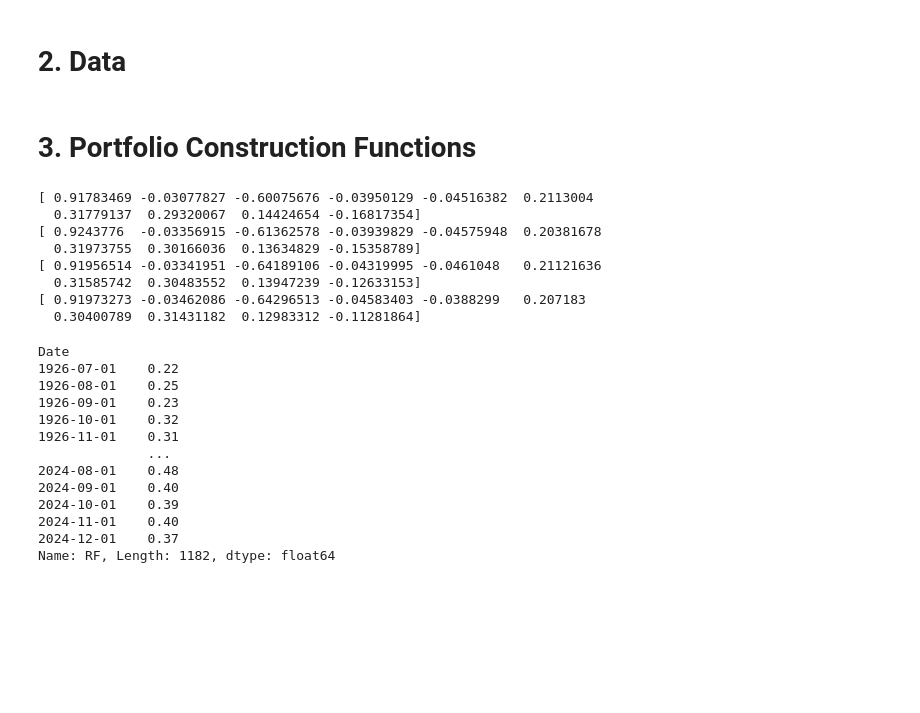
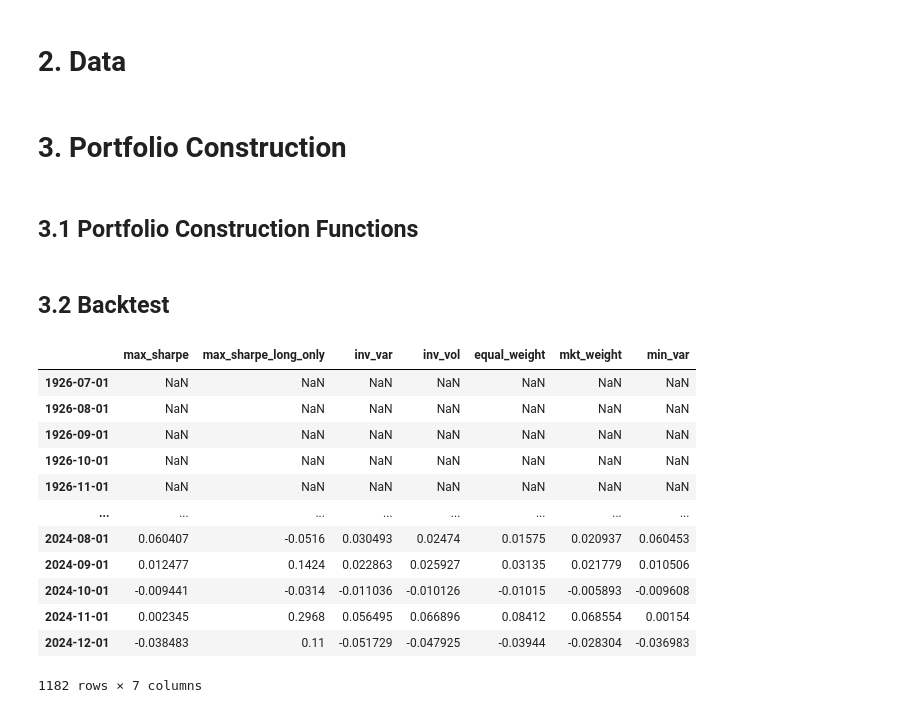
Before and after one commit to alessbressan/FINA60602A, a Jupyter notebook: project_2/Part_A.ipynb, the cells around one changed output. Drawn from its saved outputs; the diff is of its cells as text; code cells hidden in the pictures; blank space fills up the shorter version.

```diff
--- a/project_2/Part_A.ipynb
+++ b/project_2/Part_A.ipynb
@@ -38,5 +36,7 @@ avg_size = df_list[2]
 # %% [markdown]
-# 3. Portfolio Construction Functions
+# 3. Portfolio Construction
+# %% [markdown]
+## 3.1 Portfolio Construction Functions
 # %%
 def neg_sharpe_ratio(w: np.array, sigma: np.array, mean: np.array, rf: float):
     """
@@ -139,49 +159,47 @@ def min_var(df):
     w = inv_sigma @ ones / (ones.T @ inv_sigma @ ones)
 
     return w
+# %% [markdown]
+## 3.2 Backtest
 # %%
+# 5 year lookback period
+# this includes the current month + 59 previous months, hence making a 60 month (5 year) lookback relative to the current month of returns
 lookback = 59
 
 backtest = pd.DataFrame(index = df.index, columns = ["max_sharpe", "max_sharpe_long_only", "inv_var", "inv_vol", "equal_weight", "mkt_weight", "min_var"])
 
 for i in tqdm(range(59, df.shape[0]-1)):
 
+    # construct portfolio based off of 5 years of data
     start = df.index[i - lookback]
     end = df.index[i]
+
+    # current date (is 1 month ahead to avoid look-ahead bias)
     current = df.index[i+1]
 
     backtest.loc[current, "max_sharpe"] = df.loc[current, :] @ max_sharpe(df.loc[start:end,:], rf = rf.loc[end], long_only = False)
     backtest.loc[current, "max_sharpe_long_only"] = df.loc[current, :] @ max_sharpe(df.loc[start:end,:], rf = rf.loc[end], long_only = True)
     backtest.loc[current, "inv_vol"] = df.loc[current, :] @ inv_vol(df.loc[start:end,:])
     backtest.loc[current, "inv_var"] = df.loc[current, :] @ inv_var(df.loc[start:end,:])
     backtest.loc[current, "equal_weight"] = df.loc[current, :] @ equal_weight(df.loc[start:end,:])
     backtest.loc[current, "mkt_weight"] = df.loc[current, :] @ mkt_weight(avg_size.loc[end,:], nb_industries.loc[end,:])
     backtest.loc[current, "min_var"] = df.loc[current, :] @ min_var(df.loc[start:end,:])
+
+backtest
 # %% [output]
+|  | max_sharpe | max_sharpe_long_only | inv_var | inv_vol | equal_weight | mkt_weight | min_var |
+| 1926-07-01 | NaN | NaN | NaN | NaN | NaN | NaN | NaN |
+| 1926-08-01 | NaN | NaN | NaN | NaN | NaN | NaN | NaN |
+| 1926-09-01 | NaN | NaN | NaN | NaN | NaN | NaN | NaN |
+| 1926-10-01 | NaN | NaN | NaN | NaN | NaN | NaN | NaN |
+| 1926-11-01 | NaN | NaN | NaN | NaN | NaN | NaN | NaN |
+| ... | ... | ... | ... | ... | ... | ... | ... |
+| 2024-08-01 | 0.060407 | -0.0516 | 0.030493 | 0.02474 | 0.01575 | 0.020937 | 0.060453 |
+| 2024-09-01 | 0.012477 | 0.1424 | 0.022863 | 0.025927 | 0.03135 | 0.021779 | 0.010506 |
+| 2024-10-01 | -0.009441 | -0.0314 | -0.011036 | -0.010126 | -0.01015 | -0.005893 | -0.009608 |
+| 2024-11-01 | 0.002345 | 0.2968 | 0.056495 | 0.066896 | 0.08412 | 0.068554 | 0.00154 |
+| 2024-12-01 | -0.038483 | 0.11 | -0.051729 | -0.047925 | -0.03944 | -0.028304 | -0.036983 |
-[ 0.91783469 -0.03077827 -0.60075676 -0.03950129 -0.04516382  0.2113004
-  0.31779137  0.29320067  0.14424654 -0.16817354]
-[ 0.9243776  -0.03356915 -0.61362578 -0.03939829 -0.04575948  0.20381678
-  0.31973755  0.30166036  0.13634829 -0.15358789]
-[ 0.91956514 -0.03341951 -0.64189106 -0.04319995 -0.0461048   0.21121636
-  0.31585742  0.30483552  0.13947239 -0.12633153]
-[ 0.91973273 -0.03462086 -0.64296513 -0.04583403 -0.0388299   0.207183
-  0.30400789  0.31431182  0.12983312 -0.11281864]
+1182 rows × 7 columns
 # %%
 # the first 5 years are NA and must be dropped
 backtest = backtest.dropna()
-# %%
-rf
-# %% [output]
-Date
-1926-07-01    0.22
-1926-08-01    0.25
-1926-09-01    0.23
-1926-10-01    0.32
-1926-11-01    0.31
-              ...
-2024-08-01    0.48
-2024-09-01    0.40
-2024-10-01    0.39
-2024-11-01    0.40
-2024-12-01    0.37
-Name: RF, Length: 1182, dtype: float64
```
Also changed, not shown: parts of 14 cells of this notebook, 1 other file.
